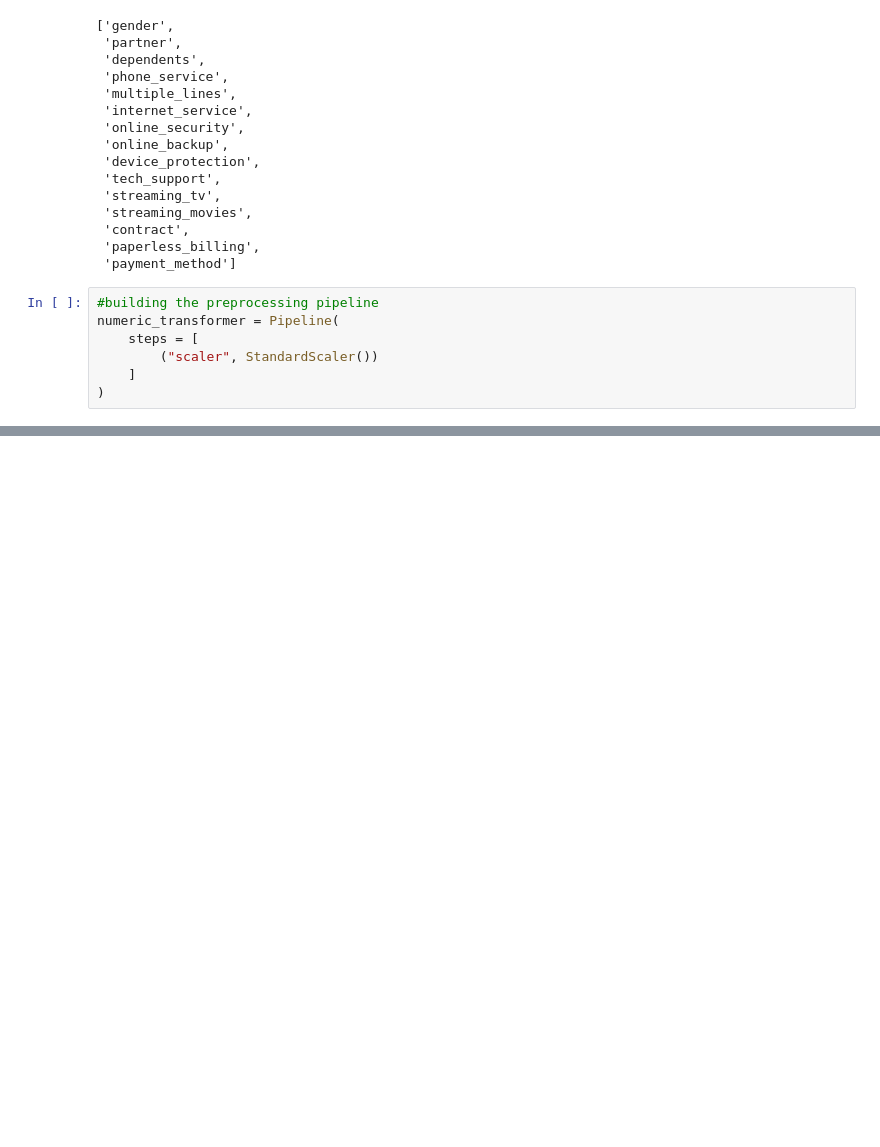
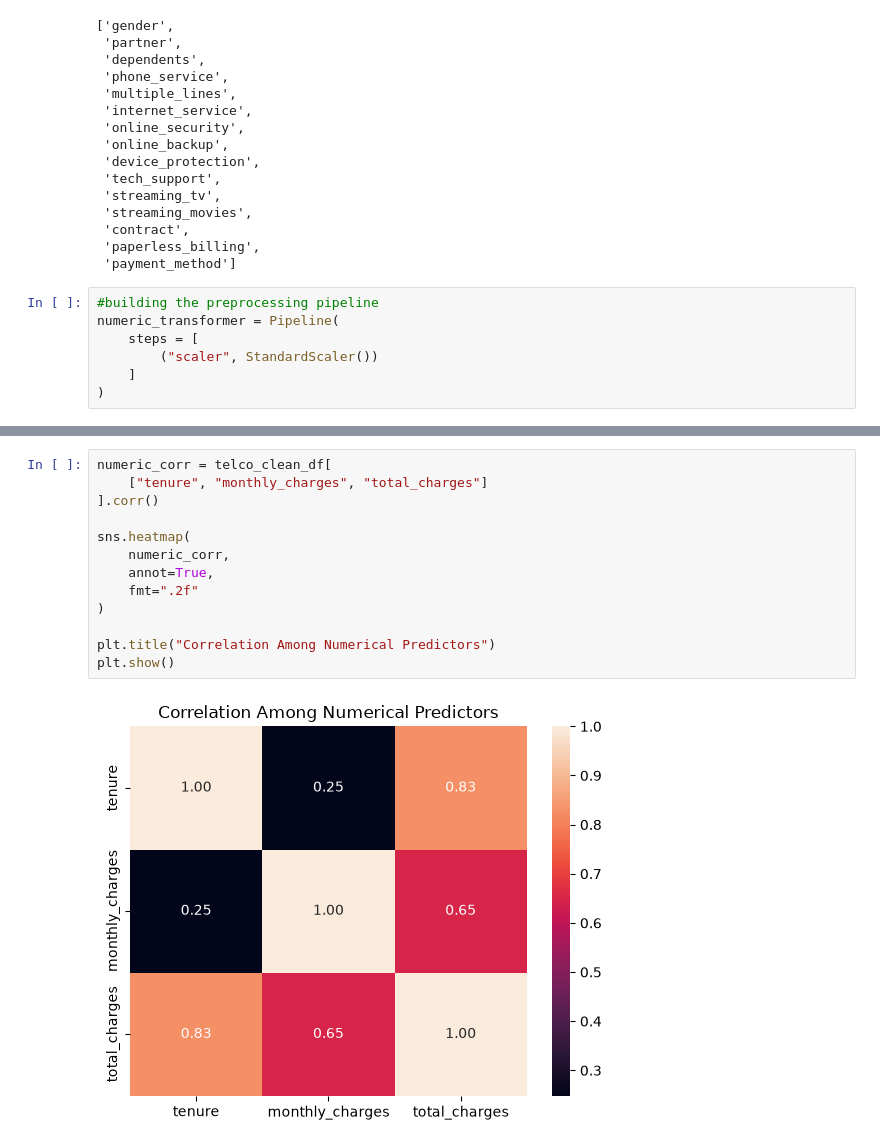
Before and after one commit to mrsmv/Customer-churn-retention-analysis, a Jupyter notebook: 2_noteboooks/03_churn_modeling/churn_modeling.ipynb, the cells around one changed output, grey strips where cells are left out. Drawn from its saved outputs; the diff is of its cells as text; blank space fills up the shorter version.

```diff
--- a/2_noteboooks/03_churn_modeling/churn_modeling.ipynb
+++ b/2_noteboooks/03_churn_modeling/churn_modeling.ipynb
@@ -155,0 +667,15 @@ numeric_transformer = Pipeline(
+# %%
+numeric_corr = telco_clean_df[
+    ["tenure", "monthly_charges", "total_charges"]
+].corr()
+
+sns.heatmap(
+    numeric_corr,
+    annot=True,
+    fmt=".2f"
+)
+
+plt.title("Correlation Among Numerical Predictors")
+plt.show()
+# %% [output]
+[figure, added]
```
Also changed, not shown: parts of 105 cells of this notebook.
